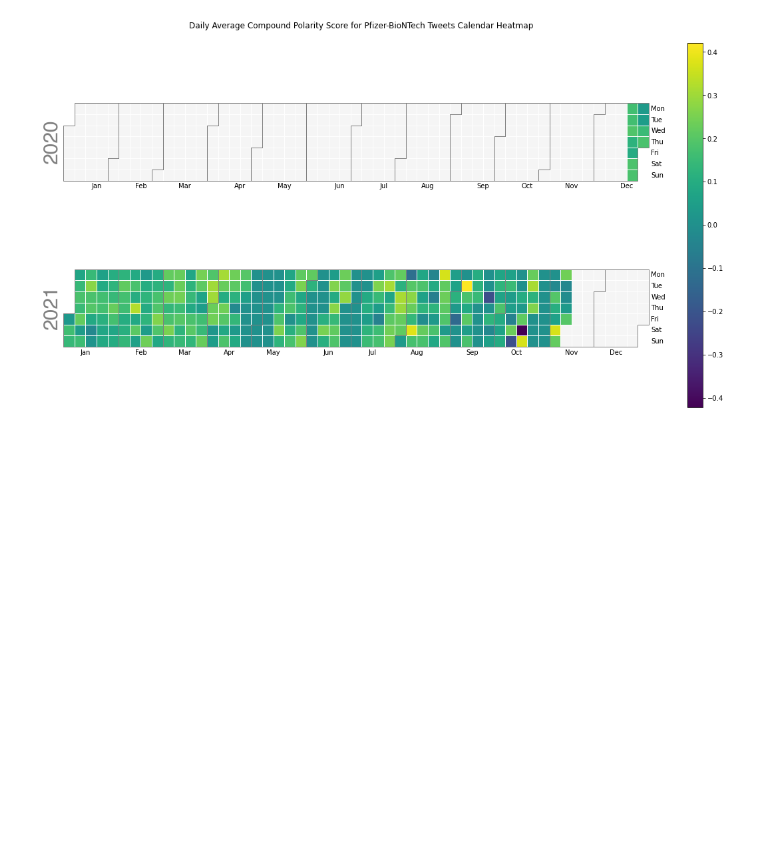
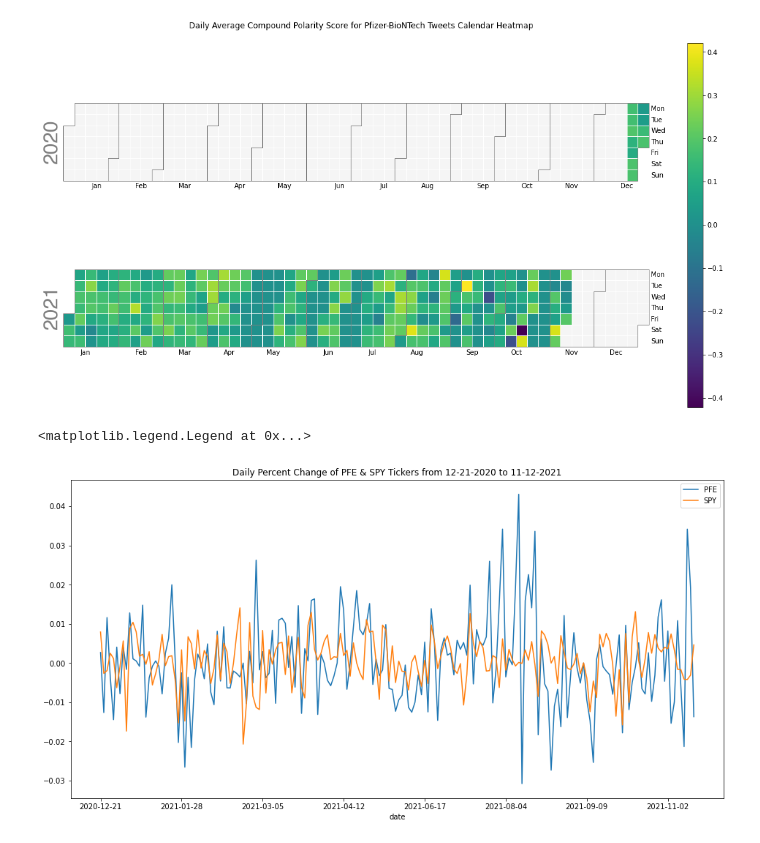
Before and after one commit to simonahendl/SI330_Final_Version2, a Jupyter notebook: SI330_Final.ipynb, the cells around one changed output. Cells and saved outputs as stored; diff of their text form; code cells hidden in the pictures; blank space fills up the shorter version.

Commit message:
Added visualization

```diff
--- a/SI330_Final.ipynb
+++ b/SI330_Final.ipynb
@@ -327,3 +327,12 @@ compound_copy.set_index('date', inplace = True)
 plot1 = calplot.calplot(data=compound_copy['compound_score'], cmap = None, figsize = (16, 8), suptitle = "Daily Average Compound Polarity Score for Pfizer-BioNTech Tweets Calendar Heatmap")
 # %% [output]
 [figure]
+# %%
+comp_score_stocks_merged.set_index('date', inplace = True)
+# %%
+comp_score_stocks_merged['daily_percent_change_PFE'].plot(label="PFE", figsize=(16,8), title="Daily Percent Change of PFE & SPY Tickers from 12-21-2020 to 11-12-2021")
+comp_score_stocks_merged['daily_percent_change_spy'].plot(label ='SPY')
+plt.legend()
+# %% [output]
+<matplotlib.legend.Legend at 0x...>
+[figure, added]
```
Also changed, not shown: parts of 1 cell of this notebook.
